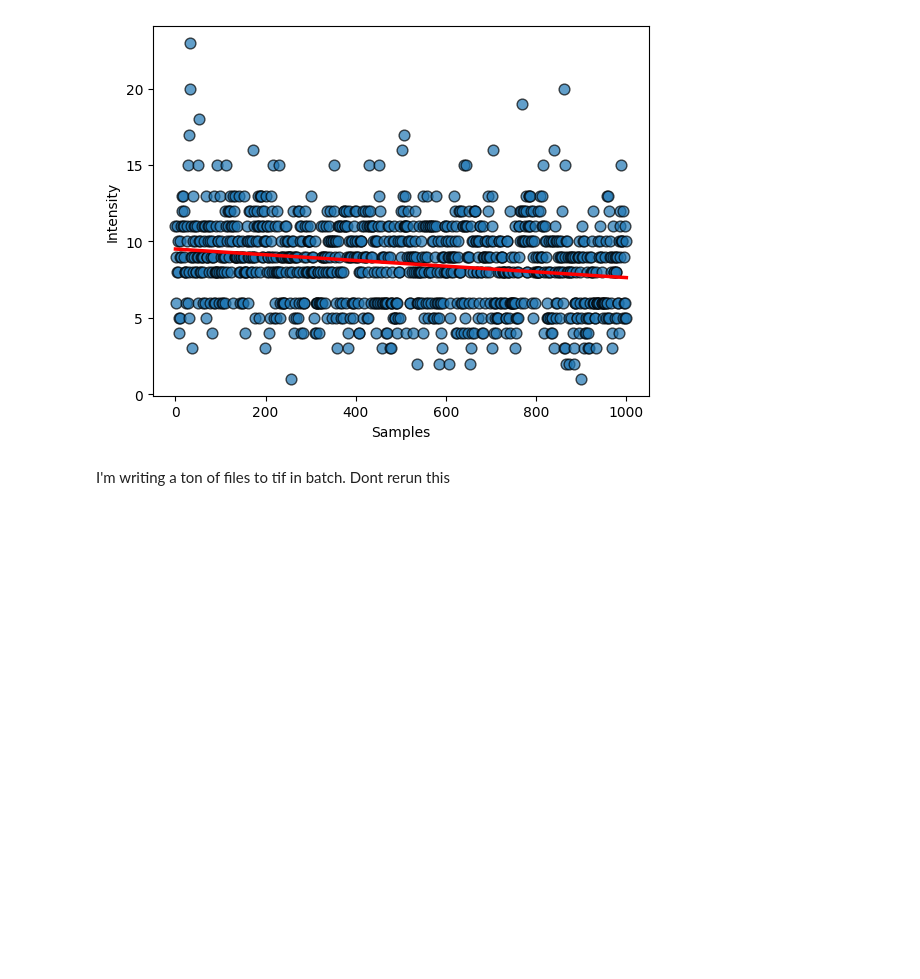
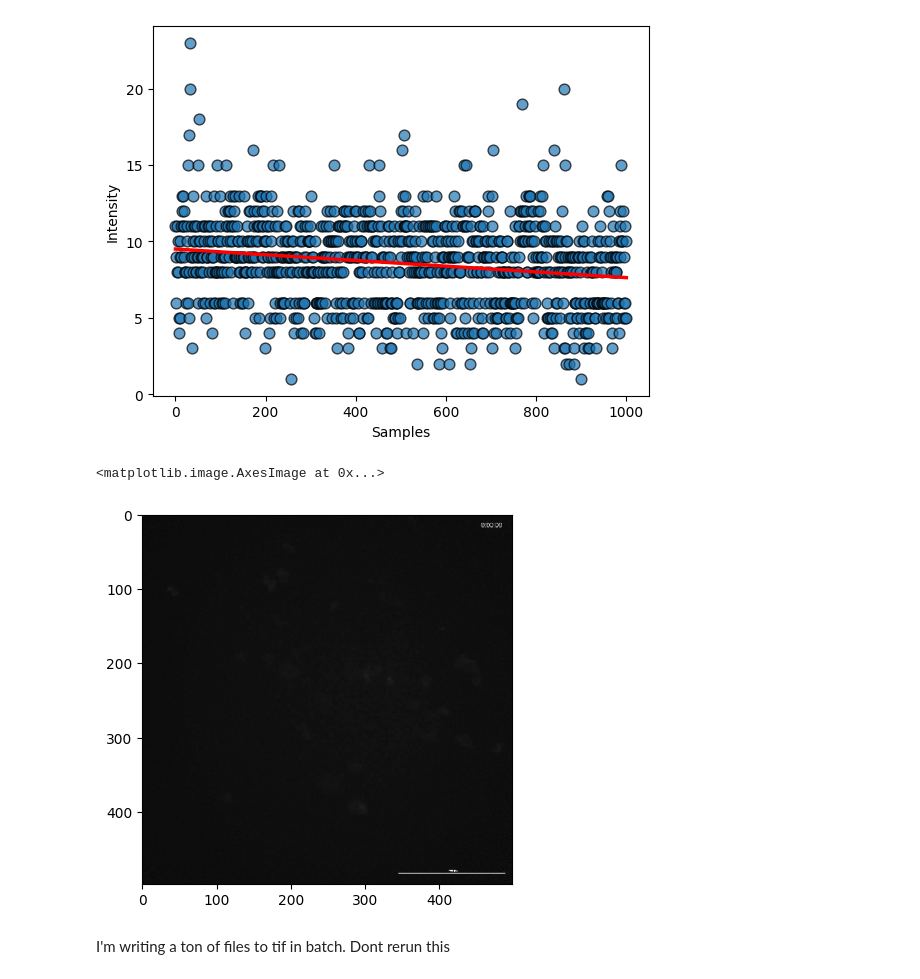
Before and after one commit to JohnStout/decode_lab_code, a Jupyter notebook: notebooks/projects/slice imaging code/Photobleach-across-recordings.ipynb, the cells around one changed output. Cells and saved outputs as stored; diff of their text form; code cells hidden in the pictures; blank space fills up the shorter version.

```diff
--- a/notebooks/projects/slice imaging code/Photobleach-across-recordings.ipynb
+++ b/notebooks/projects/slice imaging code/Photobleach-across-recordings.ipynb
@@ -224,6 +224,11 @@ pt.scat_data(y=y[:,0,0], x_label = "Samples", y_label = "Intensity")
 ['A2_Test_well_nocells_movie1.tif', 'WSB_well1_A3_movie1_astrocyte_1000uL_0.tif', 'WSB_well1_A3_movie2_astrocyte_1000uL_0.tif', 'WSB_well1_A3_movie2_astrocyte_500uL_0.tif', 'WSB_well1_A3_movie4_astroc ...
 Reading /Users/js0403/Manny Movies/WSB_well1_A3_movie5_astrocyte_1000uL_0.tif
 [figure]
+# %%
+plt.imshow(y[0,:,:],cmap='gray')
+# %% [output]
+<matplotlib.image.AxesImage at 0x...>
+[figure, added]
 # %% [markdown]
 I'm writing a ton of files to tif in batch. Dont rerun this
 # %%
```
Also changed, not shown: parts of 18 cells of this notebook, 3 other files.
